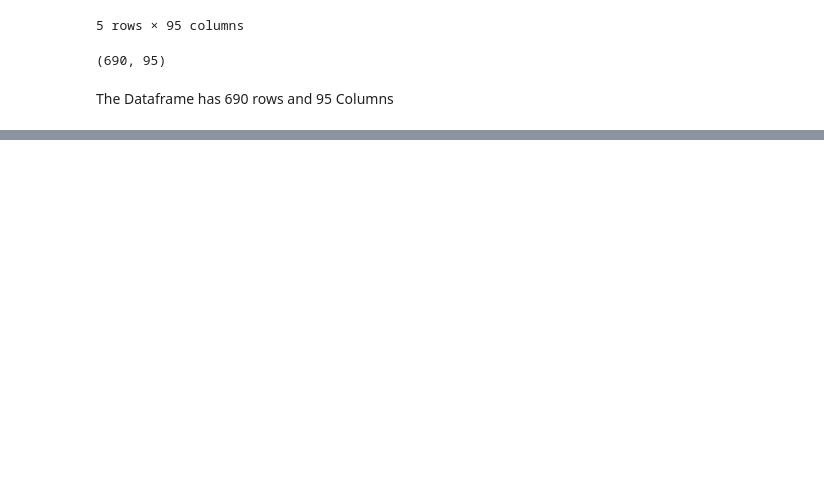
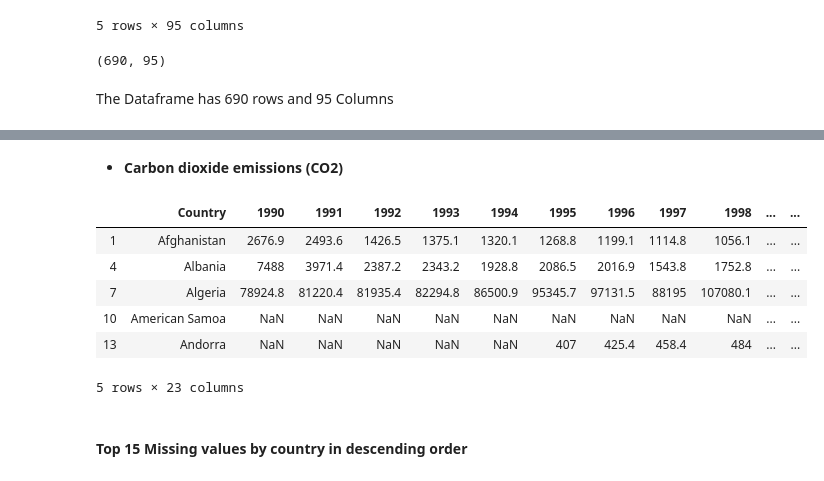
Before and after one commit to KhomotsoT/statistical-thinking, a Jupyter notebook: Statistical-thinking.ipynb, the cells around one changed output, grey strips where cells are left out. Saved outputs shown, nothing was run; the diff lists cells and outputs as text; code cells hidden in the pictures; blank space fills up the shorter version.

```diff
--- a/Statistical-thinking.ipynb
+++ b/Statistical-thinking.ipynb
@@ -41,5 +37,0 @@ mdg_data.shape
-# %%
-#since there are empty cells. they need to be replaced with "NaN" before finding the some of missing values
-mdg_data = mdg_data.replace(r'^\s*$', np.nan, regex=True)
-
-mdg_data.head()
@@ -504,0 +40,3 @@ display(dflog)
+# %%
+#filling the empty spaces with NAN
+mdg_data.replace(r'^\s*$', np.nan, regex=True, inplace = True)
@@ -504,0 +62,14 @@ display(dflog)
+# %%
+#seperating datasets based on series
+
+# Propotion of land area covered by forest DataFrame
+mdg_proportion_of_land = mdg_data[mdg_data['Series'] ==  "Proportion of land area covered by forest, percentage"]
+display('Proportion of land dataframe' ,mdg_proportion_of_land.head())
+
+# Terrestrial and marine areas protected to total territorial area DataFrame
+mdg_terrestrail = mdg_data[mdg_data['Series'] ==  'Terrestrial and marine areas protected to total territorial area, percentage']
+display('Terrestrial and marine DataFrame' ,mdg_terrestrail.head())
+
+# Carbon dioxide emissions (CO2) Dataframe
+mdg_carbon_emission = mdg_data[mdg_data['Series'] ==  'Carbon dioxide emissions (CO2), thousand metric tons of CO2 (CDIAC)']
+display('Carbon Emission DataFrame', mdg_carbon_emission.head())
@@ -504,0 +131,3 @@ display(dflog)
+# %%
+mdg_carbon_emission = mdg_carbon_emission.dropna(how='all', axis='columns')
+display('Carbon Emission', mdg_carbon_emission.head())
@@ -504,0 +175,15 @@ display(dflog)
+# %% [markdown]
+* **Carbon dioxide emissions (CO2)**
+# %%
+new_mdg_carbon_emission  = mdg_carbon_emission.loc[:,('Country', '1990','1991','1992','1993','1994','1995','1996','1997','1998','1999','2000','2001','2002','2003','2004','2005','2006','2007','2008','2009','2010','2011')]
+new_mdg_carbon_emission.head()
+# %% [output]
+|  | Country | 1990 | 1991 | 1992 | 1993 | 1994 | 1995 | 1996 | 1997 | 1998 | ... | ... |
+| 1 | Afghanistan | 2676.9 | 2493.6 | 1426.5 | 1375.1 | 1320.1 | 1268.8 | 1199.1 | 1114.8 | 1056.1 | ... | ... |
+| 4 | Albania | 7488 | 3971.4 | 2387.2 | 2343.2 | 1928.8 | 2086.5 | 2016.9 | 1543.8 | 1752.8 | ... | ... |
+| 7 | Algeria | 78924.8 | 81220.4 | 81935.4 | 82294.8 | 86500.9 | 95345.7 | 97131.5 | 88195 | 107080.1 | ... | ... |
+| 10 | American Samoa | NaN | NaN | NaN | NaN | NaN | NaN | NaN | NaN | NaN | ... | ... |
+| 13 | Andorra | NaN | NaN | NaN | NaN | NaN | 407 | 425.4 | 458.4 | 484 | ... | ... |
+5 rows × 23 columns
+# %% [markdown]
+#### Top 15 Missing values by country in descending order
```
Also changed, not shown: parts of 100 cells of this notebook, 2 other files.
